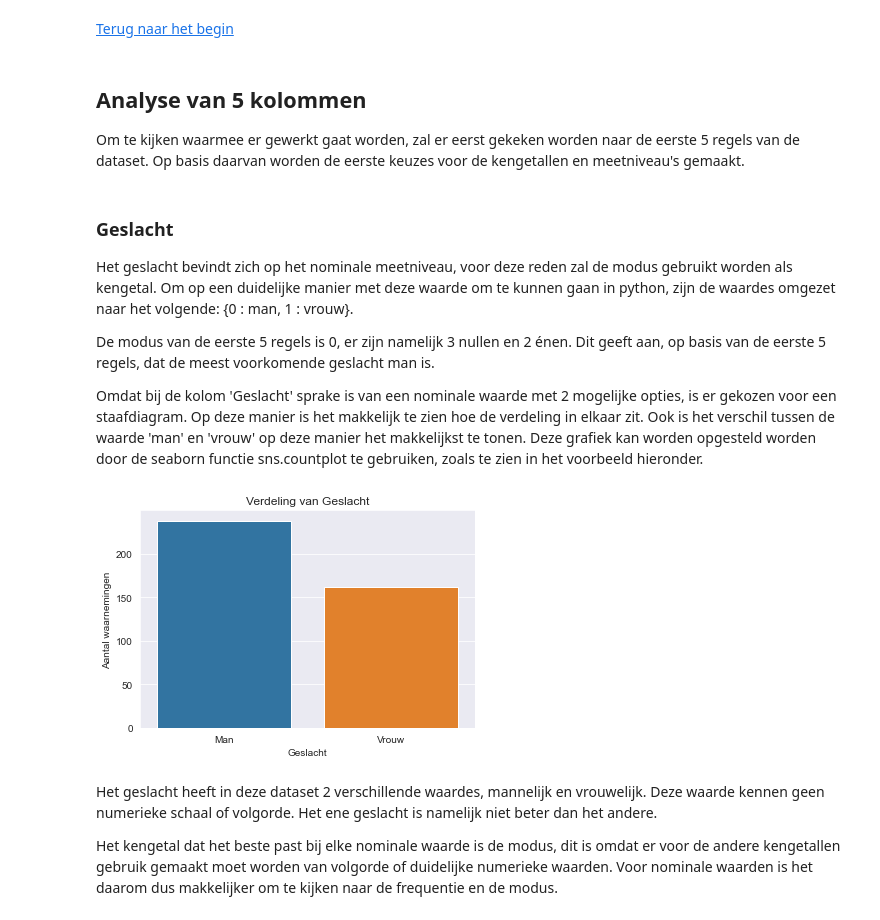
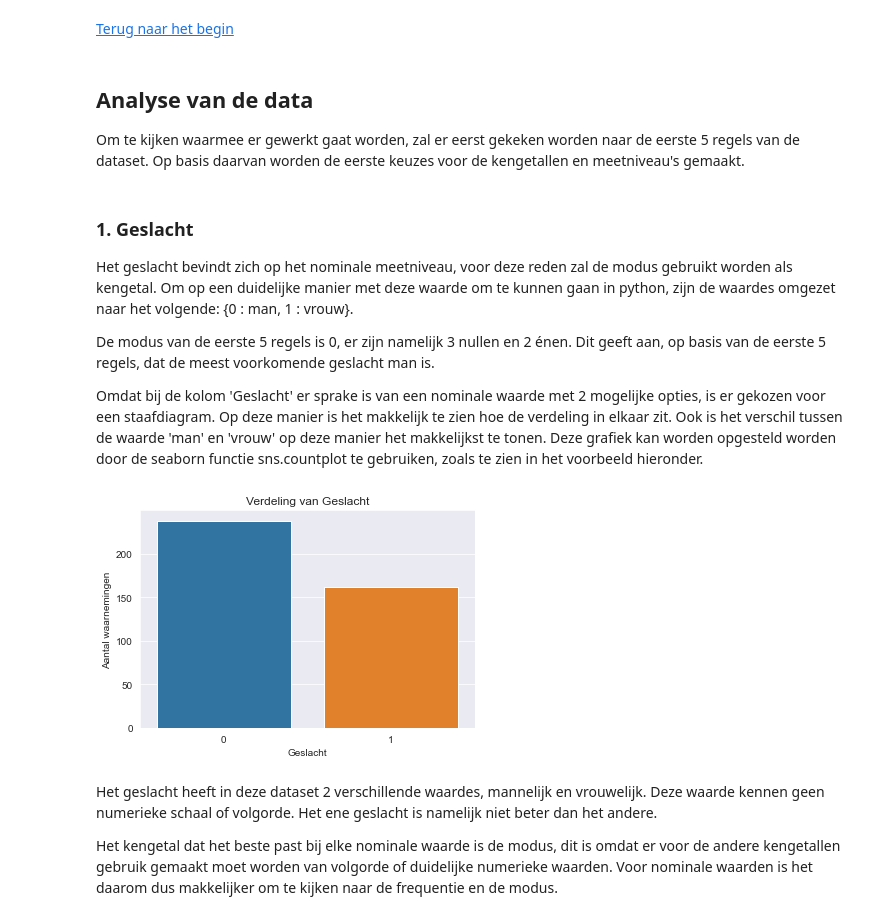
Before and after one commit to BJHeemskerk/WisPort11, a Jupyter notebook: WiskundeII_Portfolio Yara.ipynb, the cells around one changed output. Saved outputs shown, nothing was run; the diff lists cells and outputs as text; code cells hidden in the pictures.

```diff
--- a/WiskundeII_Portfolio Yara.ipynb
+++ b/WiskundeII_Portfolio Yara.ipynb
@@ -100,28 +91,24 @@ display(df[['Geslacht', 'Leeftijd', 'Hoogste_opleiding', 'BMI_waarde', 'Werkeloo
 # %% [markdown]
 [Terug naar het begin](#begin)
 # %% [markdown]
-## Analyse van 5 kolommen <a name='analys'></a>
+## Analyse van de data
 
 Om te kijken waarmee er gewerkt gaat worden, zal er eerst gekeken worden naar de eerste 5 regels van de dataset. Op basis daarvan worden de eerste keuzes voor de kengetallen en meetniveau's gemaakt.
 # %% [markdown]
-### Geslacht <a name='geslacht'></a>
+### 1. Geslacht <a name='geslacht'></a>
 Het geslacht bevindt zich op het nominale meetniveau, voor deze reden zal de modus gebruikt worden als kengetal. Om op een duidelijke manier met deze waarde om te kunnen gaan in python, zijn de waardes omgezet naar het volgende: {0 : man, 1 : vrouw}.
 
 De modus van de eerste 5 regels is 0, er zijn namelijk 3 nullen en 2 énen. Dit geeft aan, op basis van de eerste 5 regels, dat de meest voorkomende geslacht man is.
 
-Omdat bij de kolom 'Geslacht' sprake is van een nominale waarde met 2 mogelijke opties, is er gekozen voor een staafdiagram. Op deze manier is het makkelijk te zien hoe de verdeling in elkaar zit. Ook is het verschil tussen de waarde 'man' en 'vrouw' op deze manier het makkelijkst te tonen. Deze grafiek kan worden opgesteld worden door de seaborn functie sns.countplot te gebruiken, zoals te zien in het voorbeeld hieronder.
+Omdat bij de kolom 'Geslacht' er sprake is van een nominale waarde met 2 mogelijke opties, is er gekozen voor een staafdiagram. Op deze manier is het makkelijk te zien hoe de verdeling in elkaar zit. Ook is het verschil tussen de waarde 'man' en 'vrouw' op deze manier het makkelijkst te tonen. Deze grafiek kan worden opgesteld worden door de seaborn functie sns.countplot te gebruiken, zoals te zien in het voorbeeld hieronder.
 # %%
-# Het plotten van de grafiek
 sns.countplot(data = df, x= 'Geslacht')
-
-# Aanpassen van de labels en titels
 plt.xlabel('Geslacht')
 plt.ylabel('Aantal waarnemingen')
-plt.xticks([0, 1], ['Man', 'Vrouw'])
 plt.title('Verdeling van Geslacht')
 plt.show()
 # %% [output]
-[figure, old version]
+[figure, new version]
 # %% [markdown]
 Het geslacht heeft in deze dataset 2 verschillende waardes, mannelijk en vrouwelijk. Deze waarde kennen geen numerieke schaal of volgorde. Het ene geslacht is namelijk niet beter dan het andere.
 
```
Also changed, not shown: parts of 46 cells of this notebook.
